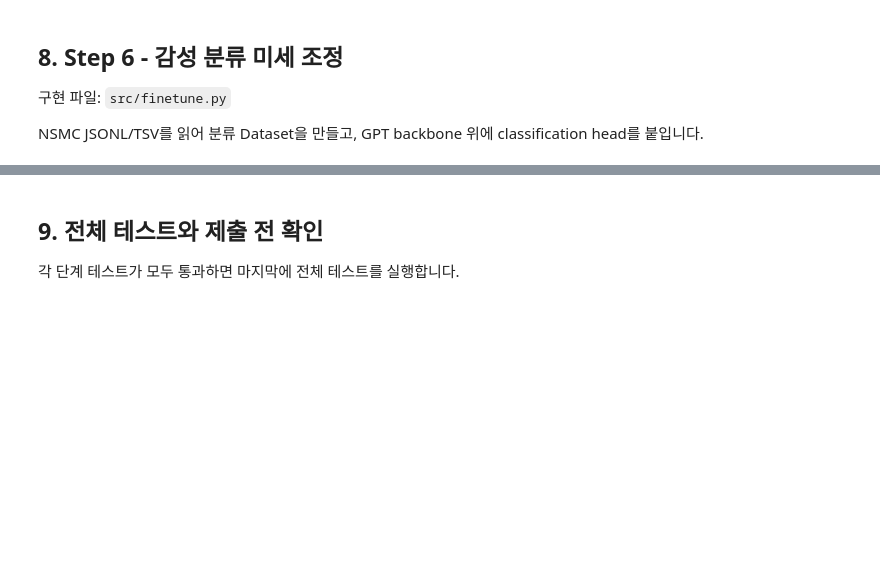
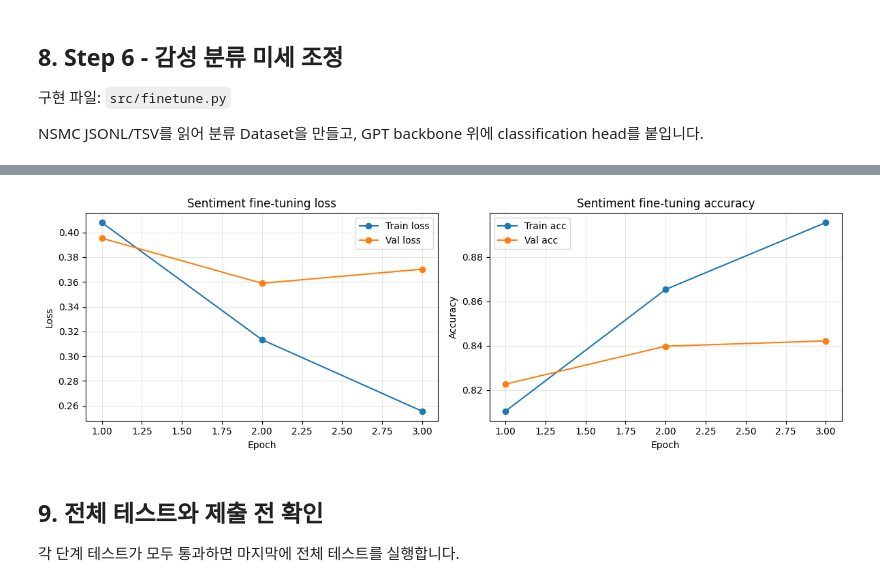
Before and after one commit to LJH098/krafton-gpt-lab, a Jupyter notebook: gpt-lab.ipynb, the cells around one changed output, grey strips where cells are left out. Cells and saved outputs as stored; diff of their text form; code cells hidden in the pictures; blank space fills up the shorter version.

```diff
--- a/gpt-lab.ipynb
+++ b/gpt-lab.ipynb
@@ -58,6 +80,7 @@ if "google.colab" in sys.modules:
         print(f"이미 clone된 저장소를 사용합니다: {repo_dir}")
         subprocess.run(["git", "fetch", "origin", branch], cwd=repo_dir, check=True)
         subprocess.run(["git", "checkout", branch], cwd=repo_dir, check=True)
+        subprocess.run(["git", "pull", "--ff-only", "origin", branch], cwd=repo_dir, check=True)
 
     os.chdir(repo_dir)
 else:
@@ -249,18 +375,15 @@ run_pytest("tests/test_train.py")
 # 모든 앞 단계가 구현된 뒤 한 배치 smoke test를 실행합니다.
 try:
     import torch
-    from bpe import BPETokenizer
     from dataset import create_dataloader
     from model import GPTModel
     from train import calc_loss_batch
 
-    tokenizer = BPETokenizer(vocab_size=300)
-    tokenizer.train(corpus[:5000])
     token_ids = tokenizer.encode(corpus[:5000])
     loader = create_dataloader(token_ids, context_length=32, batch_size=2, shuffle=False)
     inp, tgt = next(iter(loader))
     config = {
-        "vocab_size": 300,
+        "vocab_size": vocab_size,
         "context_length": 32,
         "emb_dim": 32,
         "n_heads": 4,
@@ -268,9 +391,11 @@ try:
         "drop_rate": 0.0,
         "qkv_bias": False,
     }
-    model = GPTModel(config).to(device)
-    loss = calc_loss_batch(inp, tgt, model, device)
+    model = GPTModel(config)
+    loss = calc_loss_batch(inp, tgt, model, torch.device("cpu"))
     loss.backward()
-    print("smoke loss:", loss.item(), "device:", device)
+    print("smoke loss:", loss.item())
+except NameError:
+    print("먼저 Step 1 tokenizer load 셀을 실행하세요.")
 except NotImplementedError as e:
     print("사전 학습 TODO 미구현:", e)
@@ -285,3 +1044,33 @@ run_pytest("tests/test_finetune.py")
+# %%
+# 감성 분류 학습 곡선을 그립니다.
+try:
+    import matplotlib.pyplot as plt
+
+    epochs = list(range(1, len(sentiment_train_losses) + 1))
+    fig, axes = plt.subplots(1, 2, figsize=(12, 4))
+
+    axes[0].plot(epochs, sentiment_train_losses, marker="o", label="Train loss")
+    axes[0].plot(epochs, sentiment_val_losses, marker="o", label="Val loss")
+    axes[0].set_xlabel("Epoch")
+    axes[0].set_ylabel("Loss")
+    axes[0].set_title("Sentiment fine-tuning loss")
+    axes[0].grid(True, alpha=0.3)
+    axes[0].legend()
+
+    axes[1].plot(epochs, sentiment_train_accs, marker="o", label="Train acc")
+    axes[1].plot(epochs, sentiment_val_accs, marker="o", label="Val acc")
+    axes[1].set_xlabel("Epoch")
+    axes[1].set_ylabel("Accuracy")
+    axes[1].set_title("Sentiment fine-tuning accuracy")
+    axes[1].grid(True, alpha=0.3)
+    axes[1].legend()
+
+    plt.tight_layout()
+    plt.show()
+except NameError:
+    print("먼저 감성 분류 fine-tuning 실행 셀을 실행하세요.")
+# %% [output]
+[figure, added]
 # %% [markdown]
 ## 9. 전체 테스트와 제출 전 확인
 
```
Also changed, not shown: parts of 26 cells of this notebook, 5 other files.
